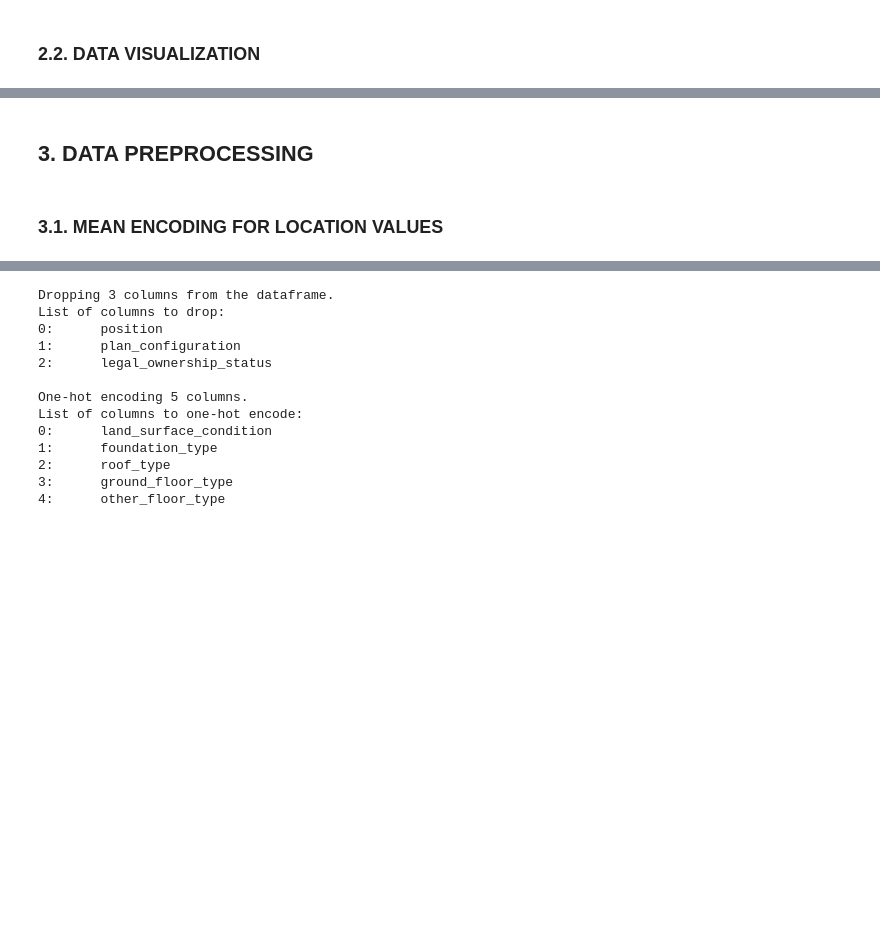
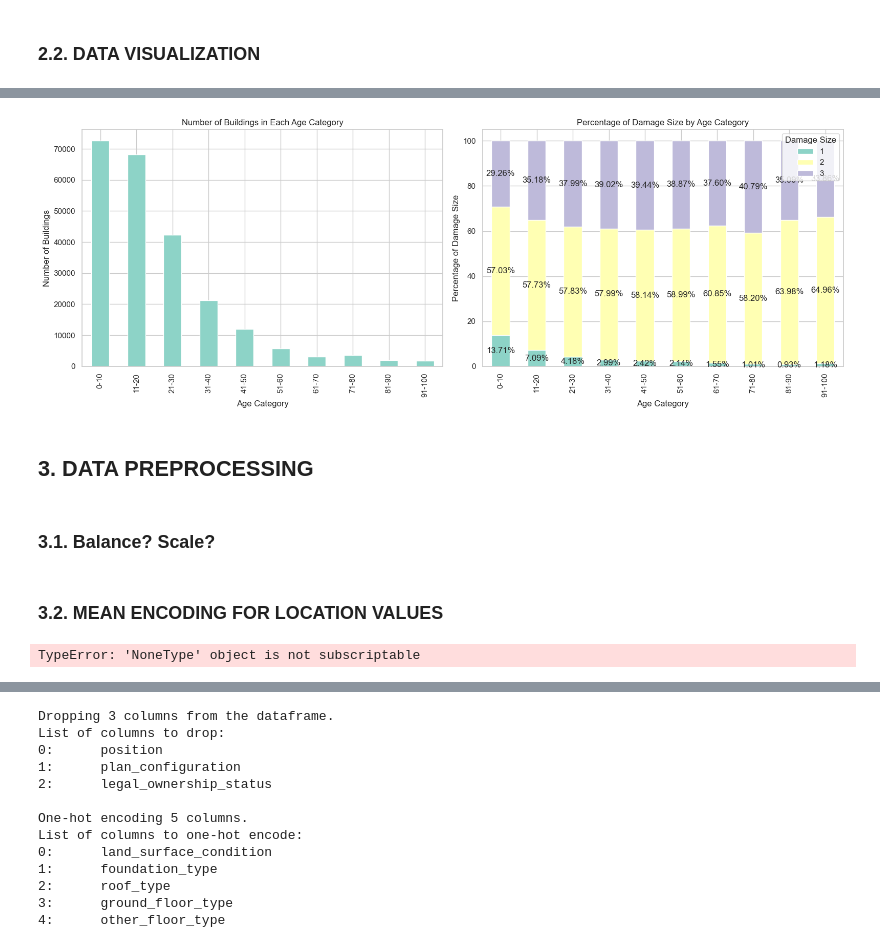
Before and after one commit to Cars-10/AIQuake, a Jupyter notebook: src/new_notebook.ipynb, the cells around one changed output, grey strips where cells are left out. Saved outputs shown, nothing was run; the diff lists cells and outputs as text; code cells hidden in the pictures; blank space fills up the shorter version.

```diff
--- a/src/new_notebook.ipynb
+++ b/src/new_notebook.ipynb
@@ -116,4 +106,11 @@ plt.show()
+# %%
+from visualizations import visualize_age_and_damage
+visualize_age_and_damage(train_data_full)
+# %% [output]
+[figure, added]
 # %% [markdown]
 ## 3. DATA PREPROCESSING
+# %% [markdown]
+### 3.1. Balance? Scale?
 # %% [markdown]
-### 3.1. MEAN ENCODING FOR LOCATION VALUES
+### 3.2. MEAN ENCODING FOR LOCATION VALUES
@@ -125 +117,7 @@ df_geolocation_encoding, mean_damage_map = ge.encode_geolocation(train_data_full
+# %%
+from geo_level_id_encoder import encode_geolocation
+
+train_data_full_encoded, _, mean_damage_maps = encode_geolocation(train_data_full, None, columns_to_encode=['geo_level_1_id', 'geo_level_2_id', 'geo_level_3_id'])
+# %% [output]
+TypeError: 'NoneType' object is not subscriptable
 # %%
```
Also changed, not shown: parts of 23 cells of this notebook, 12 other files.
